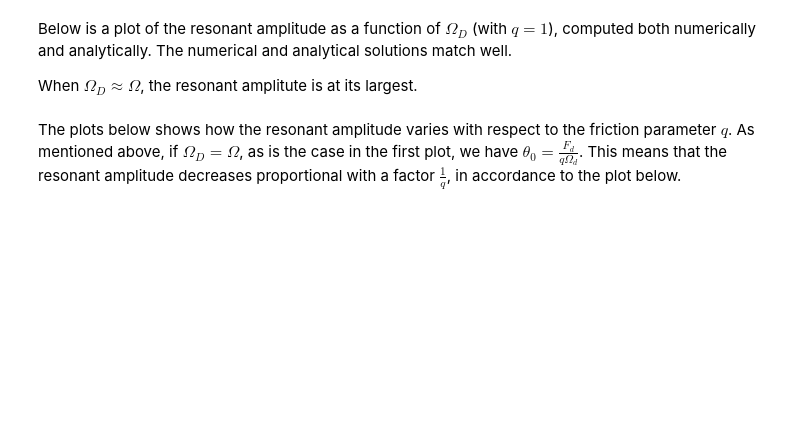
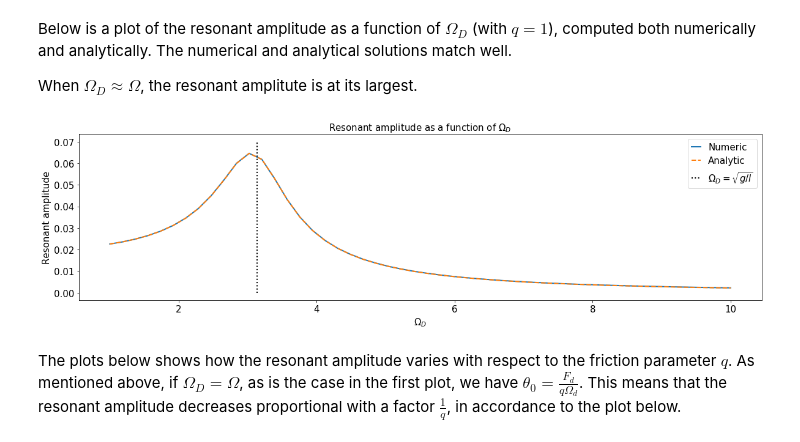
Before and after one commit to sigriaun/pendulum2, a Jupyter notebook: pendulum2.ipynb, the cells around one changed output. Drawn from its saved outputs; the diff is of its cells as text; code cells hidden in the pictures; blank space fills up the shorter version.

```diff
--- a/pendulum2.ipynb
+++ b/pendulum2.ipynb
@@ -180,35 +184,37 @@ def resonant_amplitude(theta_list):
     return np.max(theta_list[int(nsteps_f/4*3):])
 
 #calculating the resonant amplitude analytically
-def analytic_resonant_amplitude(Fd,omegaD=Omega_D,q=q0):
+def analytic_resonant_amplitude(Fd,omegaD=Omega,q=q0):
     return Fd/np.sqrt( (g/l - omegaD**2)**2 + (q*omegaD)**2 )
 
 #making list of 50 omega D values between 1 and 10
 list_of_omega_D = np.linspace(1,10,50)
 #making list to save values of the resonant amplitude
 amplitudes_omega_D=np.zeros(len(list_of_omega_D))
 
 for i in range(len(list_of_omega_D)):
     omega_i = list_of_omega_D[i]
     #Calculating theta values using Runge Kutta
     x_i, t= Kutta4(f_forced,0,x0,delta_t,nsteps_omega_D,q0,omega_i)
     theta_i = x_i[:,0]
     #calculating the resonant amplitudes
     amplitudes_omega_D[i] = resonant_amplitude(theta_i)
 
 
 #list of analytically calculated resonant amplitudes
 analytic_ra_omega_D = analytic_resonant_amplitude(Fd,omegaD=list_of_omega_D)
 
 #plotting
 plt.title(r"Resonant amplitude as a function of $\Omega_D$")
 plt.plot(list_of_omega_D,amplitudes_omega_D, label = 'Numeric')
 plt.plot(list_of_omega_D,analytic_ra_omega_D, linestyle='--', label = "Analytic" )
 plt.xlabel(r'$\Omega_D$')
 plt.ylabel('Resonant amplitude')
 plt.vlines(np.sqrt(g/l),0,0.07,linestyle=':', label = r'$\Omega_D = \sqrt{g/l}$' )
 plt.legend()
 plt.show()
+# %% [output]
+[figure, added]
 # %% [markdown]
 The plots below shows how the resonant amplitude varies with respect to the friction parameter $q$. As mentioned above,  if $\Omega_D = \Omega$, as is the case in the first plot, we have $\theta_0 = \frac{F_d}{q\Omega_d}$. This means that the resonant amplitude decreases proportional with a factor $\frac{1}{q}$, in accordance to the plot below.
 # %%
```
Also changed, not shown: parts of 3 cells of this notebook.
